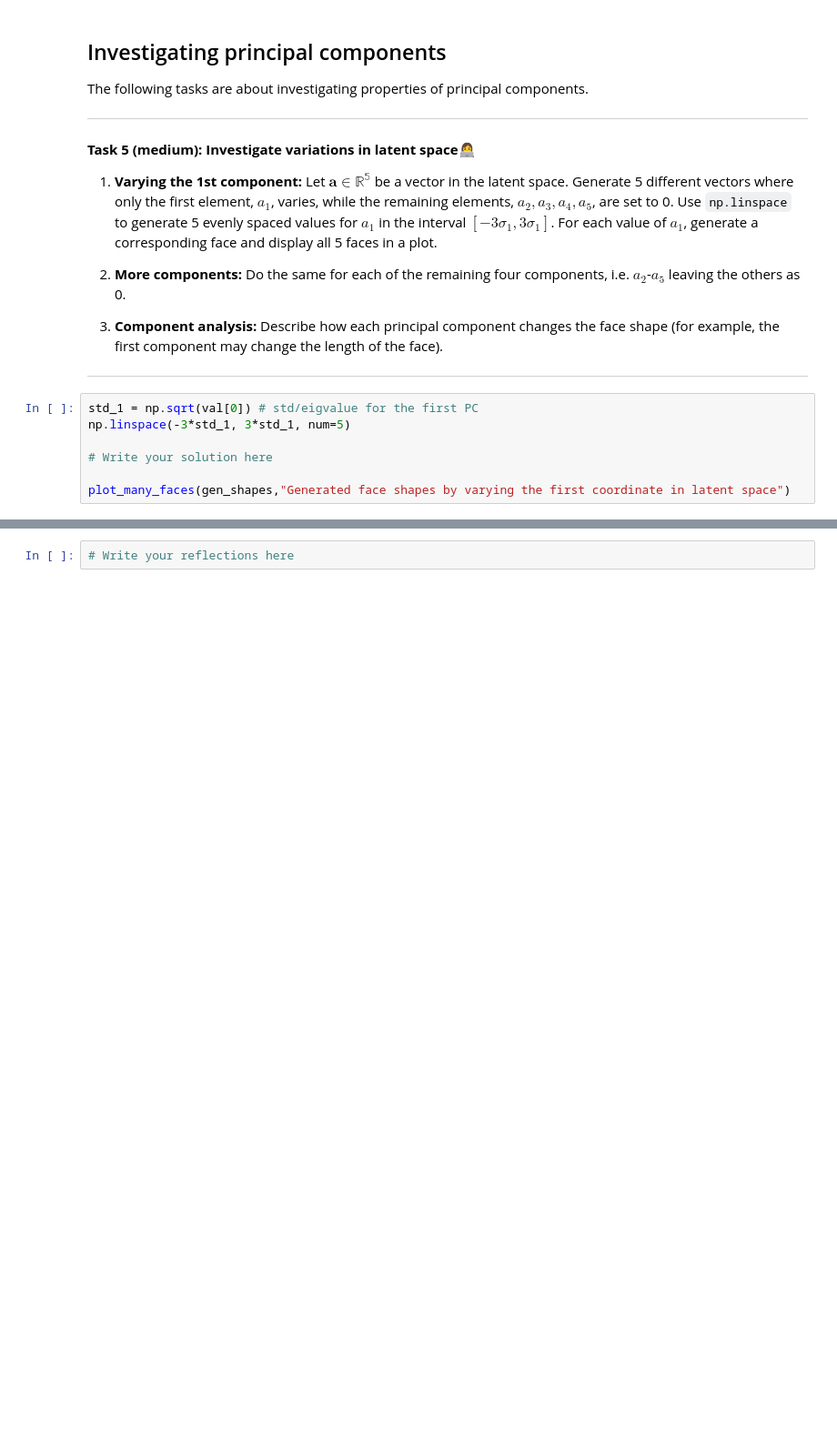
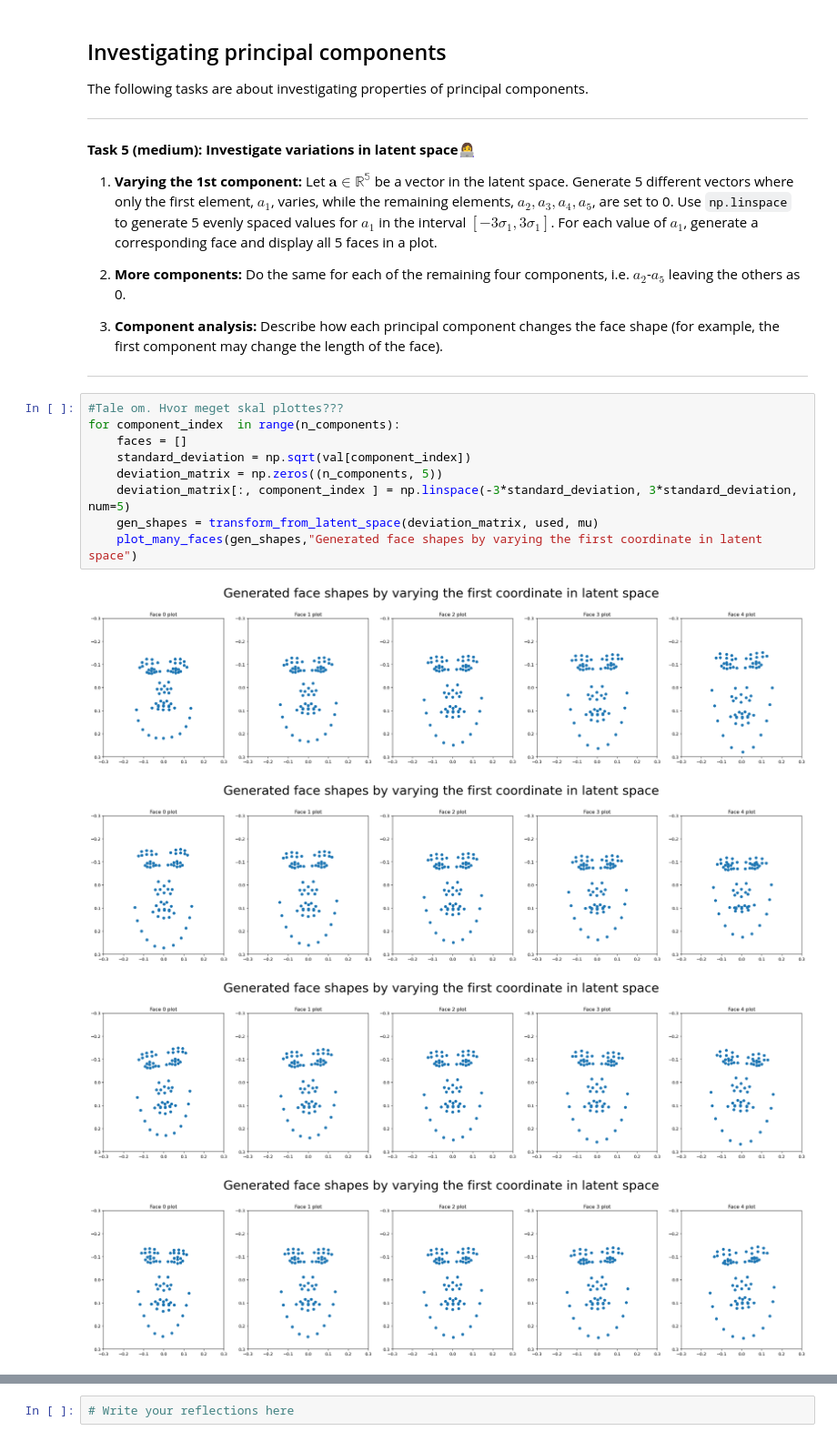
Before and after one commit to Fefa1999/Assignment2_group_16, a Jupyter notebook: Assignment2/02-shape_generation.ipynb, the cells around one changed output, grey strips where cells are left out. Shown at 91% size. Saved outputs shown, nothing was run; the diff lists cells and outputs as text; blank space fills up the shorter version.

```diff
--- a/Assignment2/02-shape_generation.ipynb
+++ b/Assignment2/02-shape_generation.ipynb
@@ -254,9 +292,16 @@ The following tasks are about investigating properties of principal components.
 
 ---
 # %%
-std_1 = np.sqrt(val[0]) # std/eigvalue for the first PC
-np.linspace(-3*std_1, 3*std_1, num=5)
-
-# Write your solution here
-
-plot_many_faces(gen_shapes,"Generated face shapes by varying the first coordinate in latent space")
+#Tale om. Hvor meget skal plottes???
+for component_index  in range(n_components):
+    faces = []
+    standard_deviation = np.sqrt(val[component_index])
+    deviation_matrix = np.zeros((n_components, 5))
+    deviation_matrix[:, component_index ] = np.linspace(-3*standard_deviation, 3*standard_deviation, num=5)
+    gen_shapes = transform_from_latent_space(deviation_matrix, used, mu)
+    plot_many_faces(gen_shapes,"Generated face shapes by varying the first coordinate in latent space")
+# %% [output]
+[figure, added]
+[figure, added]
+[figure, added]
+[figure, added]
```
Also changed, not shown: parts of 8 cells of this notebook, 2 other files.
